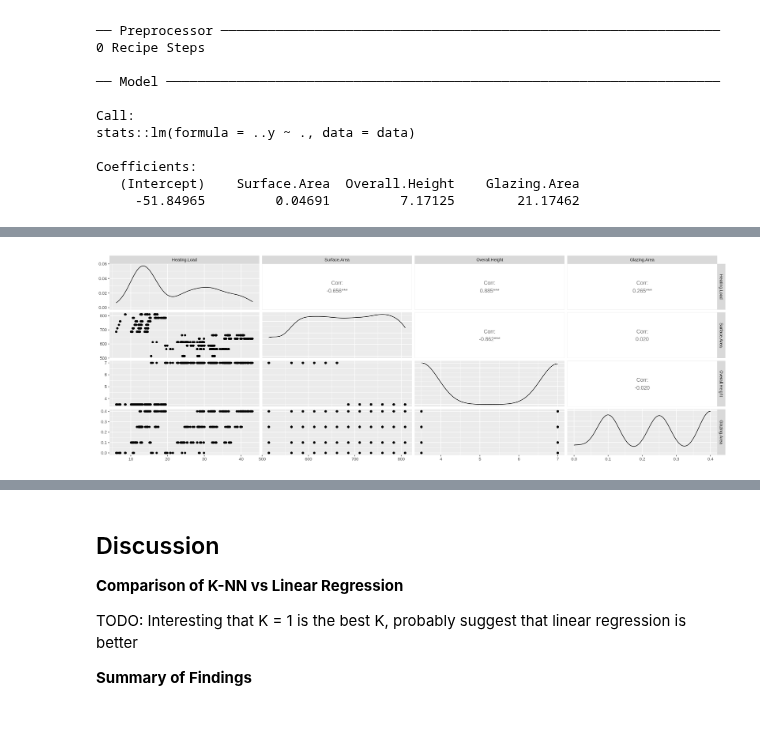
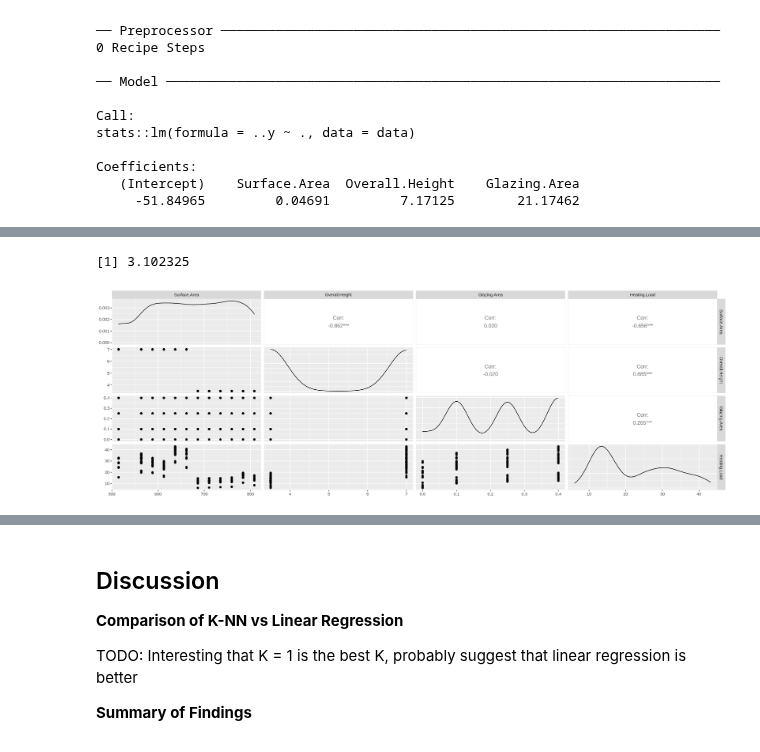
Before and after one commit to xinxusean/DSCI100_project, a Jupyter notebook: ProjectReport.ipynb, the cells around one changed output, grey strips where cells are left out. Drawn from its saved outputs; the diff is of its cells as text; code cells hidden in the pictures.

```diff
--- a/ProjectReport.ipynb
+++ b/ProjectReport.ipynb
@@ -90,7 +90,7 @@ A tibble: 768 × 4
 | 808.5 | 3.5 | 0.4 | 16.48 |
 | 808.5 | 3.5 | 0.4 | 16.64 |
 # %%
-energy_split <- initial_split(energy_data, prop = 0.75, strata = Heating.Load)
+energy_split <- initial_split(energy_data_reduced, prop = 0.75, strata = Heating.Load)
 energy_train <- training(energy_split)
 energy_test <- testing(energy_split)
 # %% [markdown]
@@ -348,9 +366,18 @@ A tibble: 3 × 3
+# %%
+# rmspe of Linear Regression:
+
+rmspe_lm <- lm_test_results |>
+                select(.estimate) |>
+                pull()
+rmspe_lm
+# %% [output]
+[1] 3.102325
 # %%
 # Visualization
 # lm_plot_final <- ggplot(energy_train, aes(x=Surface.Area ??? how to best graph out multiple variables?)
 # it seems that we cannot make visualization in 2dif we are using 3 predicting variables
-energy_train_used_columns <- select(energy_train, Heating.Load, Surface.Area, Overall.Height, Glazing.Area)
-lm_plot <- ggpairs(energy_train_used_columns)
+# rmspe of linear model is so high... only use 2 variables to do linear regression?
+lm_plot <- ggpairs(energy_train)
 lm_plot
 # %% [output]
-[figure, old version]
+[figure, new version]
```
Also changed, not shown: parts of 6 cells of this notebook.
